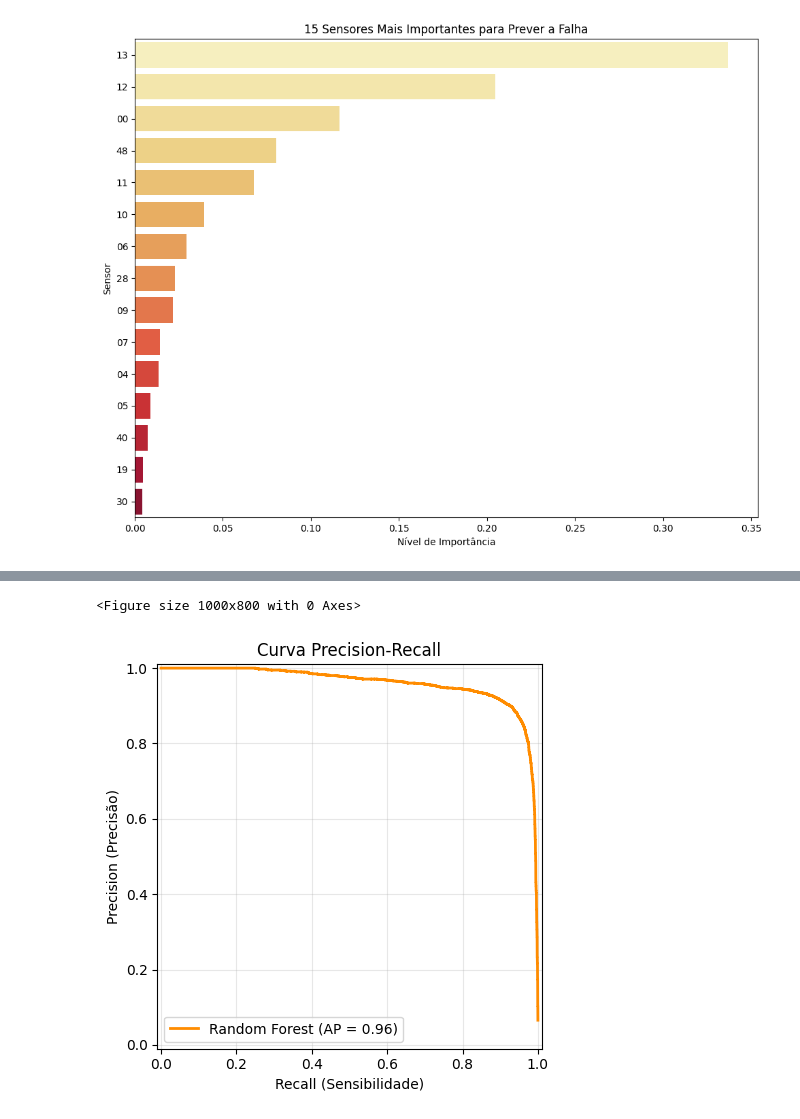
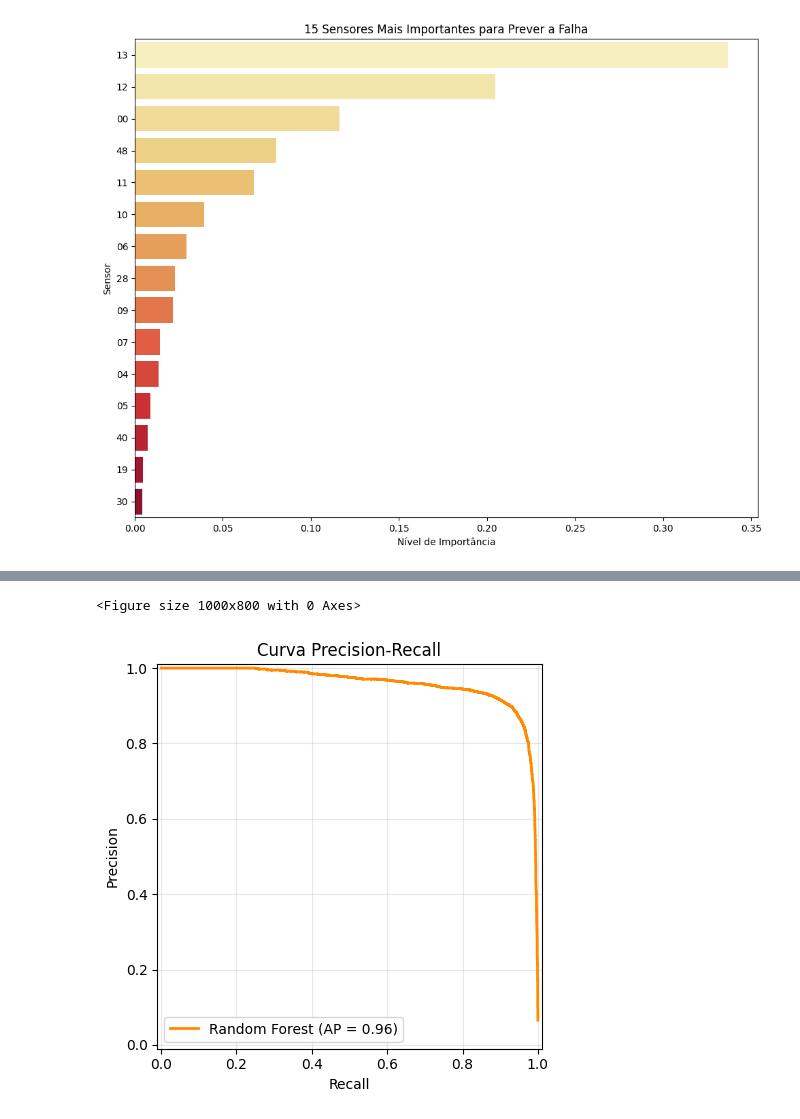
Before and after one commit to ASFischer/teste_industriall, a Jupyter notebook: modelling.ipynb, the cells around one changed output, grey strips where cells are left out. Drawn from its saved outputs; the diff is of its cells as text; code cells hidden in the pictures.

```diff
--- a/modelling.ipynb
+++ b/modelling.ipynb
@@ -166,22 +162,22 @@ plt.show()
 # %%
 plt.figure(figsize=(10, 8))
 
-#Passo o modelo treinado (melhor_rf), os dados de teste e o eixo
+#Passo o modelo treinado (best_rf), os dados de teste e o eixo
 display = PrecisionRecallDisplay.from_estimator(
     best_rf, X_test, y_test,
     name="Random Forest",
     color="darkorange",
     linewidth=2
 )
 
 plt.title('Curva Precision-Recall')
-plt.xlabel('Recall (Sensibilidade)')
-plt.ylabel('Precision (Precisão)')
+plt.xlabel('Recall')
+plt.ylabel('Precision')
 
 plt.grid(True, alpha=0.3)
 plt.tight_layout()
 plt.savefig('modelling_plots/precision_recall.png')
 plt.show()
 # %% [output]
 <Figure size 1000x800 with 0 Axes>
-[figure, old version]
+[figure, new version]
```
Also changed, not shown: parts of 4 cells of this notebook, 7 other files.
